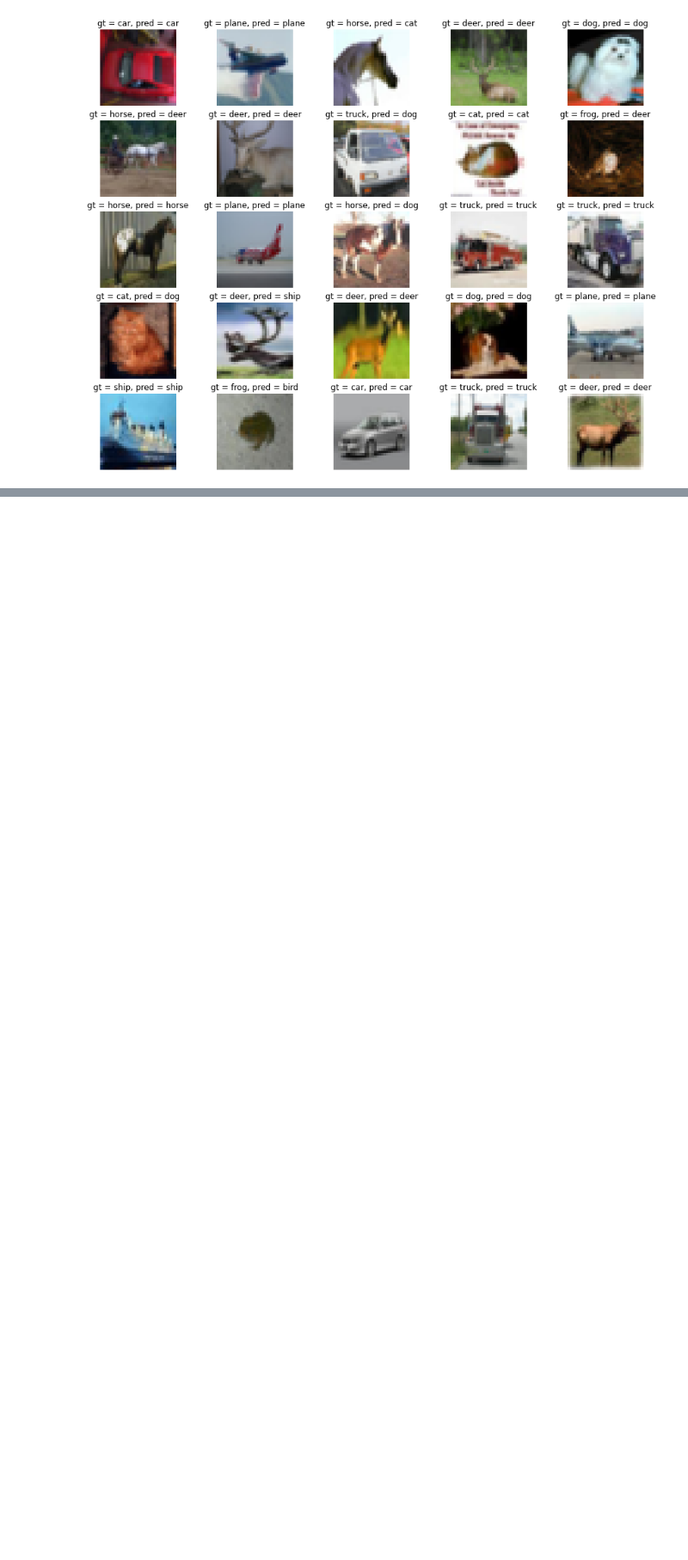
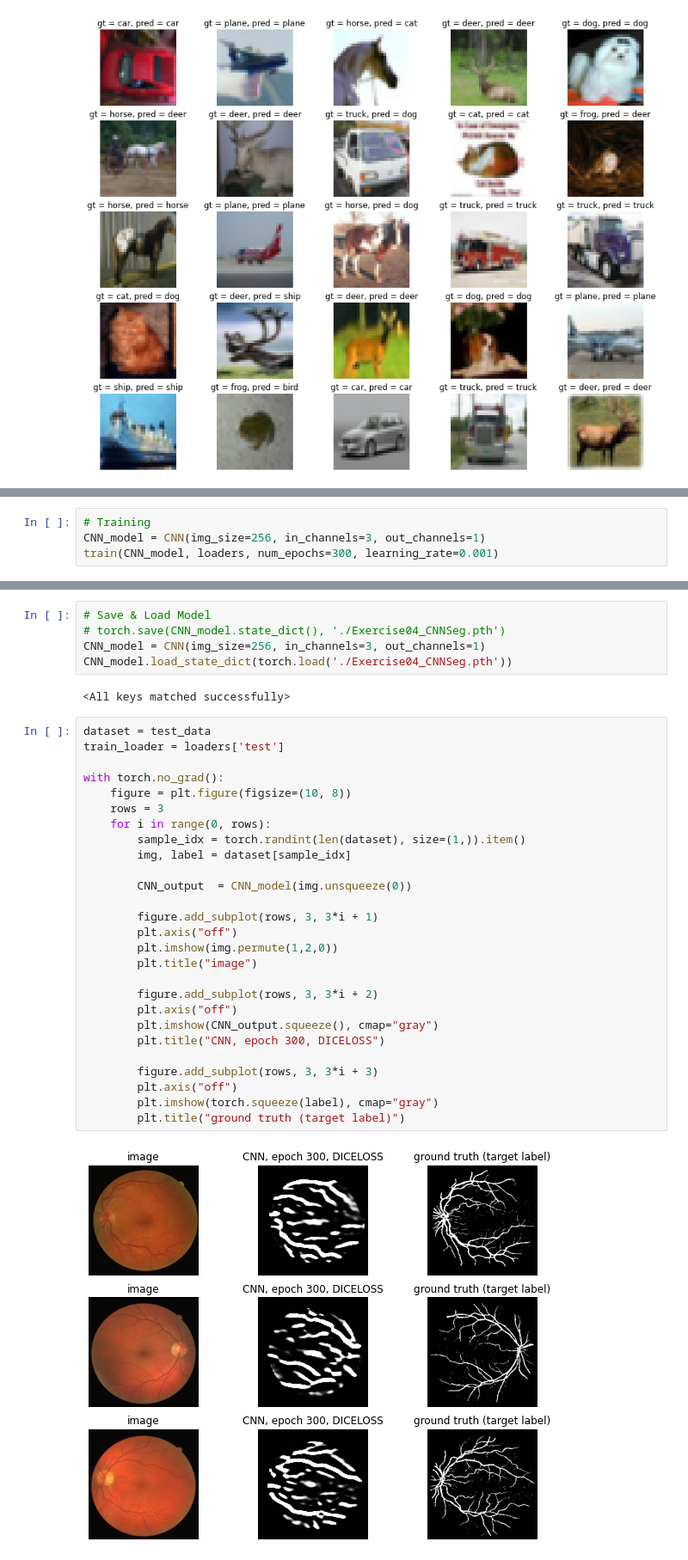
Before and after one commit to abaaba337/CMIT, a Jupyter notebook: Exercise/Exercise.ipynb, the cells around one changed output, grey strips where cells are left out. Shown: that part at 86% size. Cells and saved outputs as stored; diff of their text form; blank space fills up the shorter version.

```diff
--- a/Exercise/Exercise.ipynb
+++ b/Exercise/Exercise.ipynb
@@ -375,0 +589,4 @@ plt.show()
+# %%
+# Training
+CNN_model = CNN(img_size=256, in_channels=3, out_channels=1)
+train(CNN_model, loaders, num_epochs=300, learning_rate=0.001)
@@ -375,0 +611,36 @@ plt.show()
+# %%
+# Save & Load Model
+# torch.save(CNN_model.state_dict(), './Exercise04_CNNSeg.pth')
+CNN_model = CNN(img_size=256, in_channels=3, out_channels=1)
+CNN_model.load_state_dict(torch.load('./Exercise04_CNNSeg.pth'))
+# %% [output]
+<All keys matched successfully>
+# %%
+dataset = test_data
+train_loader = loaders['test']
+
+with torch.no_grad():
+    figure = plt.figure(figsize=(10, 8))
+    rows = 3
+    for i in range(0, rows):
+        sample_idx = torch.randint(len(dataset), size=(1,)).item()
+        img, label = dataset[sample_idx]
+
+        CNN_output  = CNN_model(img.unsqueeze(0))
+
+        figure.add_subplot(rows, 3, 3*i + 1)
+        plt.axis("off")
+        plt.imshow(img.permute(1,2,0))
+        plt.title("image")
+
+        figure.add_subplot(rows, 3, 3*i + 2)
+        plt.axis("off")
+        plt.imshow(CNN_output.squeeze(), cmap="gray")
+        plt.title("CNN, epoch 300, DICELOSS")
+
+        figure.add_subplot(rows, 3, 3*i + 3)
+        plt.axis("off")
+        plt.imshow(torch.squeeze(label), cmap="gray")
+        plt.title("ground truth (target label)")
+# %% [output]
+[figure, added]
```
Also changed, not shown: parts of 12 cells of this notebook, 1 other file.
